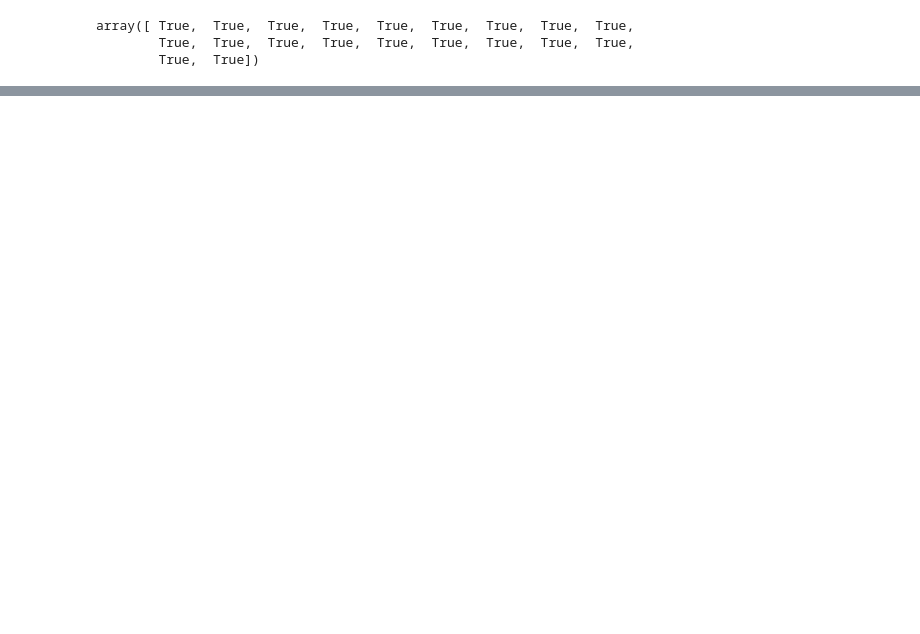
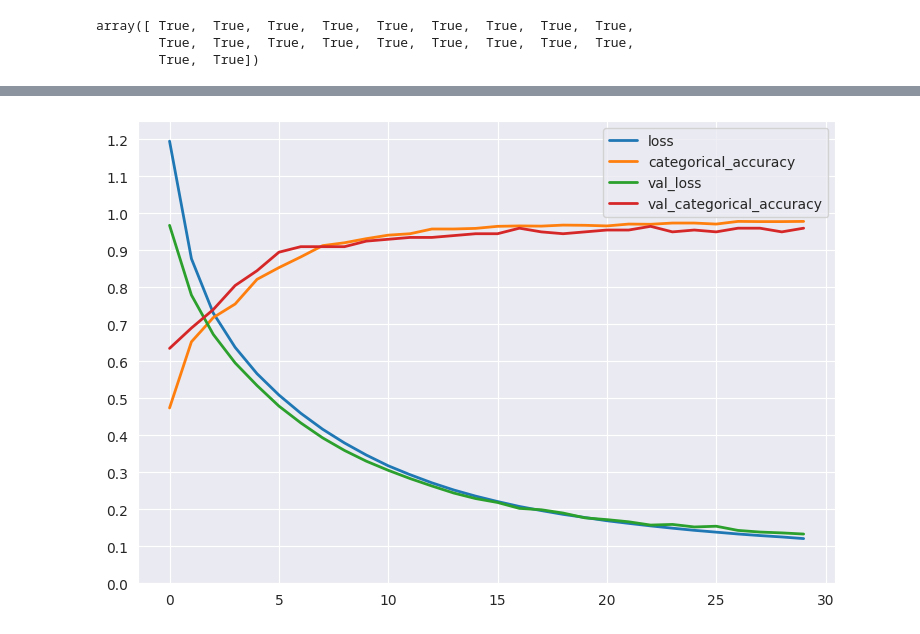
Before and after one commit to NimaPourmoradi/MobilePrice1, a Jupyter notebook: Classification2.ipynb, the cells around one changed output, grey strips where cells are left out. Cells and saved outputs as stored; diff of their text form; code cells hidden in the pictures; blank space fills up the shorter version.

```diff
--- a/Classification2.ipynb
+++ b/Classification2.ipynb
@@ -1397,0 +464,9 @@ array([3, 3, 2, 3, 1, 3, 3, 1, 3, 0, 3, 3, 0, 0, 2, 0, 2, 1, 3, 2, 1, 3,
+# %%
+# Normalize
+scaler = preprocessing.StandardScaler()
+# Fit data to normalization
+Norm_train = scaler.fit_transform(Train)
+Norm_test = scaler.transform(Test)
+# Convert normalized data to a DataFrame
+X_train_full = pd.DataFrame(Norm_train, columns=columns)
+X_test = pd.DataFrame(Norm_test, columns=columns)
@@ -1397,0 +501,4 @@ array([3, 3, 2, 3, 1, 3, 3, 1, 3, 0, 3, 3, 0, 0, 2, 0, 2, 1, 3, 2, 1, 3,
+# %%
+y_train_full = to_categorical(y_train_full)
+# %%
+X_train, X_val, y_train, y_val = train_test_split(X_train_full, y_train_full, random_state=0, test_size=0.1)
@@ -1397,0 +523,15 @@ array([3, 3, 2, 3, 1, 3, 3, 1, 3, 0, 3, 3, 0, 0, 2, 0, 2, 1, 3, 2, 1, 3,
+# %%
+model = models.Sequential()
+model.add(layers.Dense(300, activation='ELU', input_shape=(20, )))
+model.add(layers.Dense(200, activation='ELU'))
+model.add(layers.Dense(100, activation='ELU'))
+model.add(layers.Dense(4, activation='softmax'))
+
+
+model.compile(loss='categorical_crossentropy',
+              optimizer='sgd',
+              metrics=['categorical_accuracy'])
+
+history = model.fit(X_train, y_train,
+                    epochs=30,
+                    validation_data=(X_val, y_val))
@@ -1397,0 +573,6 @@ array([3, 3, 2, 3, 1, 3, 3, 1, 3, 0, 3, 3, 0, 0, 2, 0, 2, 1, 3, 2, 1, 3,
+# %%
+pd.DataFrame(history.history).plot(figsize=(9, 6), linewidth=2)
+plt.yticks(np.arange(0, 1.3, 0.1))
+plt.show()
+# %% [output]
+[figure, added]
```
Also changed, not shown: parts of 121 cells of this notebook.
